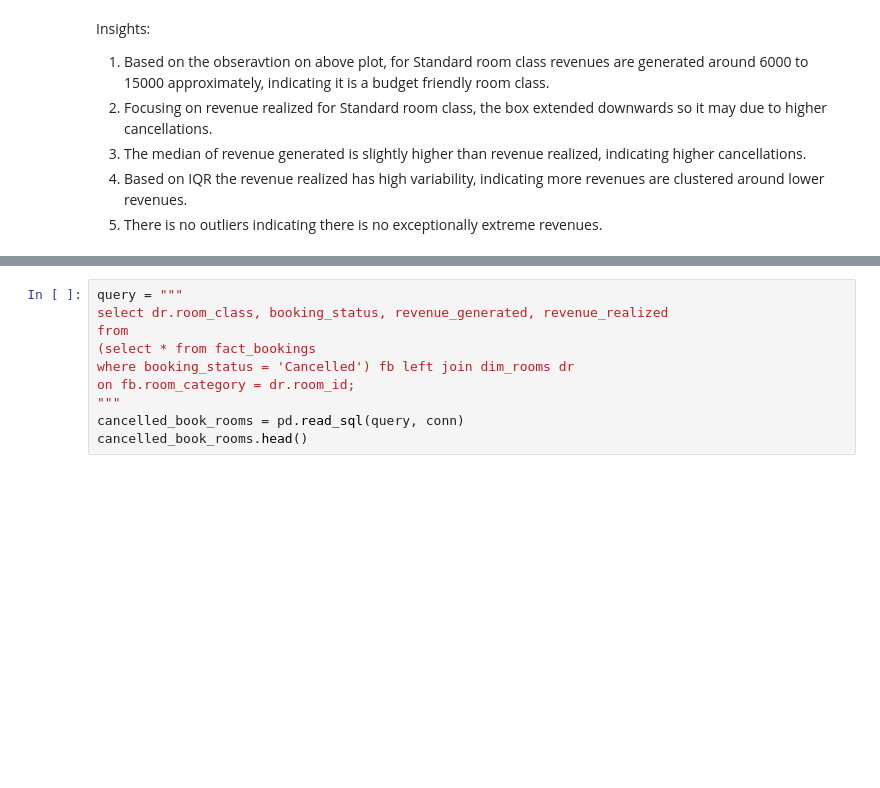
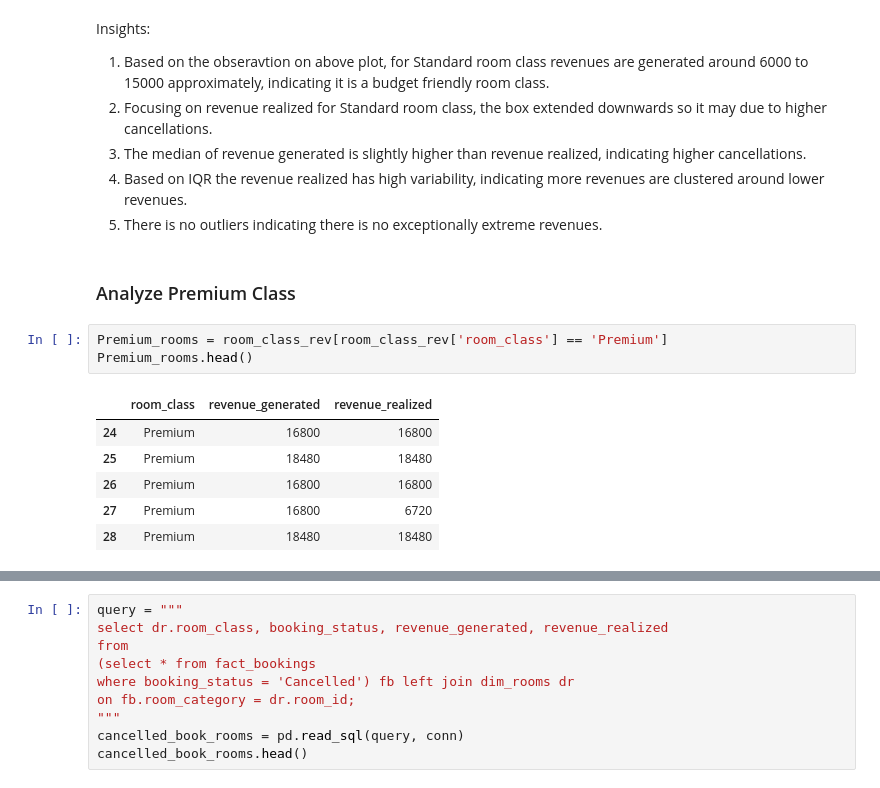
Before and after one commit to Bhuvi128/Hospitality-Revenue-Optimization-Data-analysis, a Jupyter notebook: Hospitality Revenue Optimzation.ipynb, the cells around one changed output, grey strips where cells are left out. Drawn from its saved outputs; the diff is of its cells as text; blank space fills up the shorter version.

```diff
--- a/Hospitality Revenue Optimzation.ipynb
+++ b/Hospitality Revenue Optimzation.ipynb
@@ -449,3 +449,15 @@ Insights:
 3. The median of revenue generated is slightly higher than revenue realized, indicating higher cancellations.
 4. Based on IQR the revenue realized has high variability, indicating more revenues are clustered around lower revenues.
 5. There is no outliers indicating there is no exceptionally extreme revenues.
+# %% [markdown]
+### Analyze Premium Class
+# %%
+Premium_rooms = room_class_rev[room_class_rev['room_class'] == 'Premium']
+Premium_rooms.head()
+# %% [output]
+|  | room_class | revenue_generated | revenue_realized |
+| 24 | Premium | 16800 | 16800 |
+| 25 | Premium | 18480 | 18480 |
+| 26 | Premium | 16800 | 16800 |
+| 27 | Premium | 16800 | 6720 |
+| 28 | Premium | 18480 | 18480 |
```
Also changed, not shown: parts of 8 cells of this notebook.
